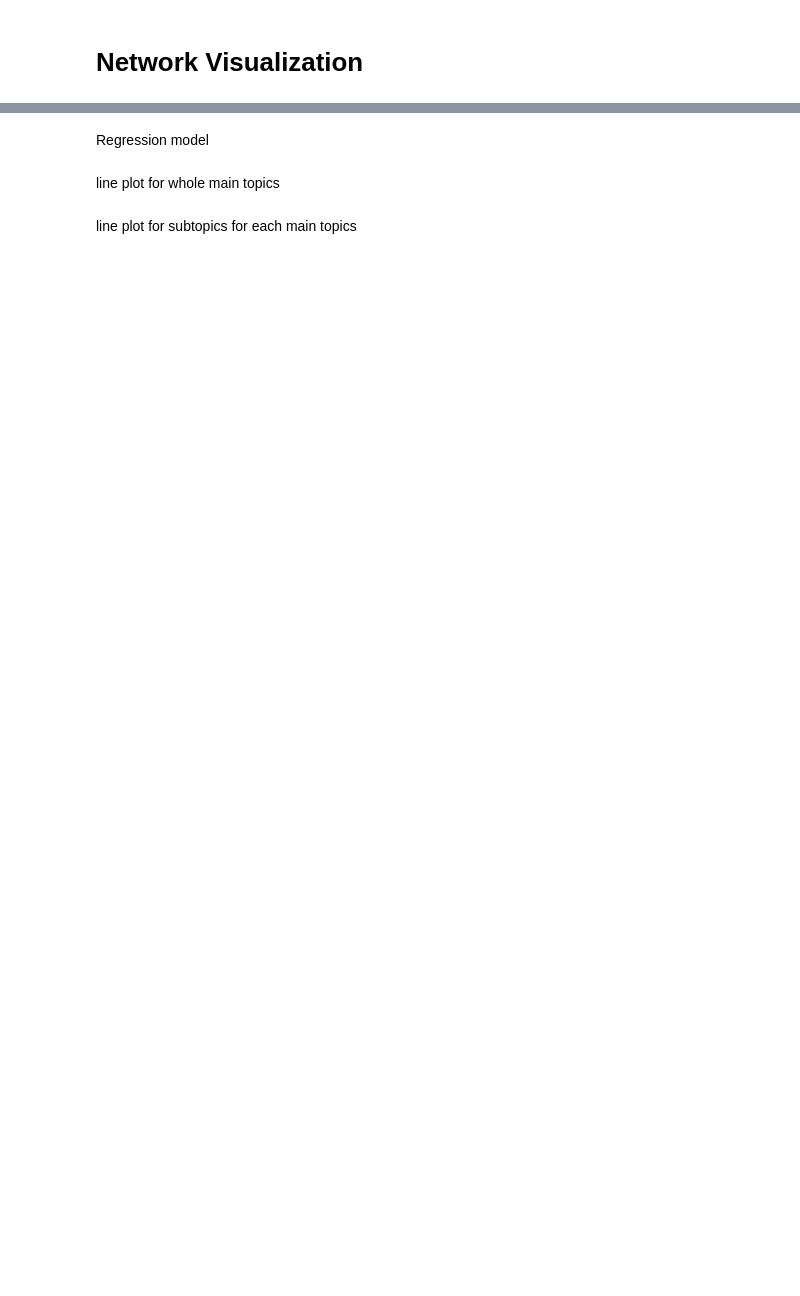
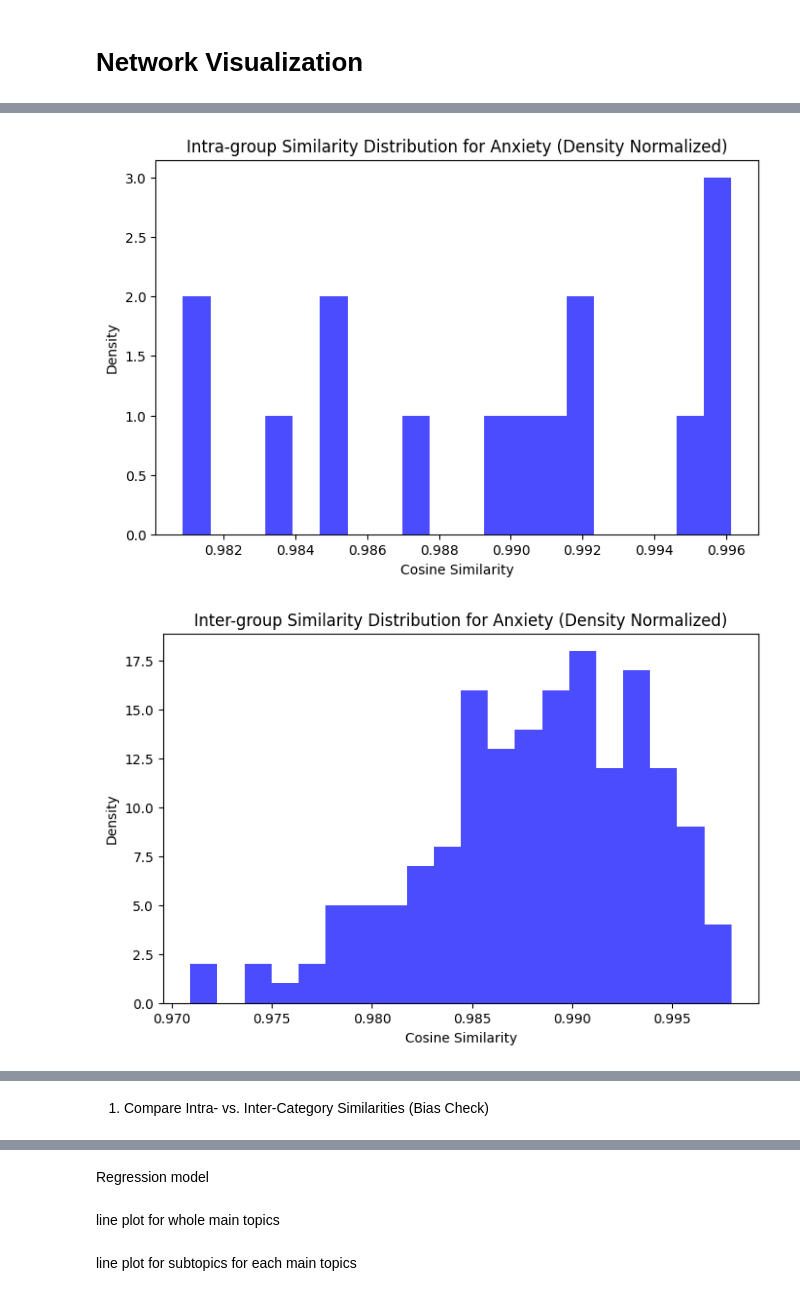
Before and after one commit to Rainman4301/LLM_NetworkMoel_MentalHealth, a Jupyter notebook: data_network.ipynb, the cells around one changed output, grey strips where cells are left out. Cells and saved outputs as stored; diff of their text form; code cells hidden in the pictures; blank space fills up the shorter version.

```diff
--- a/data_network.ipynb
+++ b/data_network.ipynb
@@ -318,0 +325,62 @@ G = network_vis(platform, labels, custom_names_dict, sim_threshold=0.9915)
+# %%
+import matplotlib.pyplot as plt
+from collections import defaultdict
+import numpy as np
+
+# Assuming all_subtopics and sim_matrix are available from previous code
+
+# Map categories to their subtopic indices
+category_to_indices = defaultdict(list)
+for idx, topic in enumerate(all_subtopics):
+    category_to_indices[topic['model_label']].append(idx)
+
+# Collect intra-group similarities for each category
+intra_sims = {}
+for category, indices in category_to_indices.items():
+    sims = []
+    for i in range(len(indices)):
+        for j in range(i + 1, len(indices)):
+            sims.append(sim_matrix[indices[i], indices[j]])
+    intra_sims[category] = sims
+
+# Get all indices
+all_indices = list(range(len(all_subtopics)))
+
+# Collect inter-group similarities for each category
+inter_sims = {}
+for category, its_indices in category_to_indices.items():
+    other_indices = [idx for idx in all_indices if idx not in its_indices]
+    sims = []
+    for i in its_indices:
+        for j in other_indices:
+            sims.append(sim_matrix[i, j])
+    inter_sims[category] = sims
+
+# Define colors for each category
+colors = {'Anxiety': 'blue', 'Depression': 'green', 'PTSD and trauma': 'red', 'Suicidal thoughts and self-harm': 'purple'}
+
+# Define the order of categories
+categories = ["Anxiety", "Depression", "PTSD and trauma", "Suicidal thoughts and self-harm"]
+
+# Create separate figures for each category, showing intra then inter
+for category in categories:
+    # Plot intra-group if available
+    if category in intra_sims and intra_sims[category]:
+        plt.figure(figsize=(8, 5))
+        plt.hist(intra_sims[category], bins=20, alpha=0.7, color=colors.get(category, 'gray'), density=False)
+        plt.title(f"Intra-group Similarity Distribution for {category} (Density Normalized)")
+        plt.xlabel("Cosine Similarity")
+        plt.ylabel("Density")
+        plt.show()
+
+    # Plot inter-group if available
+    if category in inter_sims and inter_sims[category]:
+        plt.figure(figsize=(8, 5))
+        plt.hist(inter_sims[category], bins=20, alpha=0.7, color=colors.get(category, 'gray'), density=False)
+        plt.title(f"Inter-group Similarity Distribution for {category} (Density Normalized)")
+        plt.xlabel("Cosine Similarity")
+        plt.ylabel("Density")
+        plt.show()
+# %% [output]
+[figure, added]
+[figure, added]
@@ -318,0 +393,2 @@ G = network_vis(platform, labels, custom_names_dict, sim_threshold=0.9915)
+# %% [markdown]
+1. Compare Intra- vs. Inter-Category Similarities (Bias Check)
```
Also changed, not shown: parts of 9 cells of this notebook, 6 other files.
